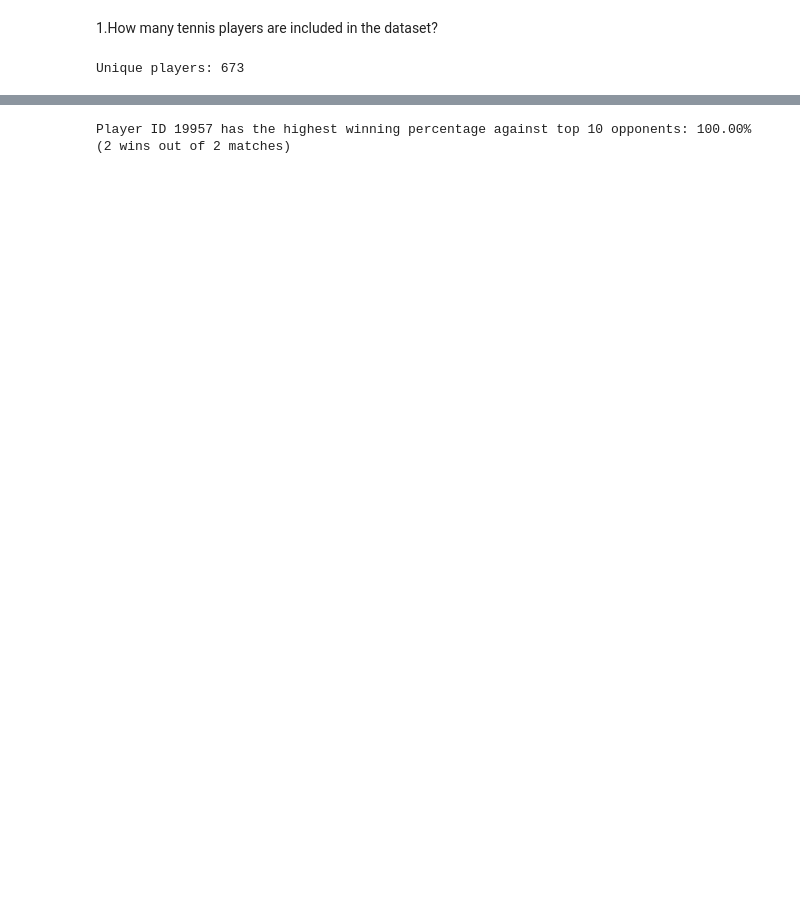
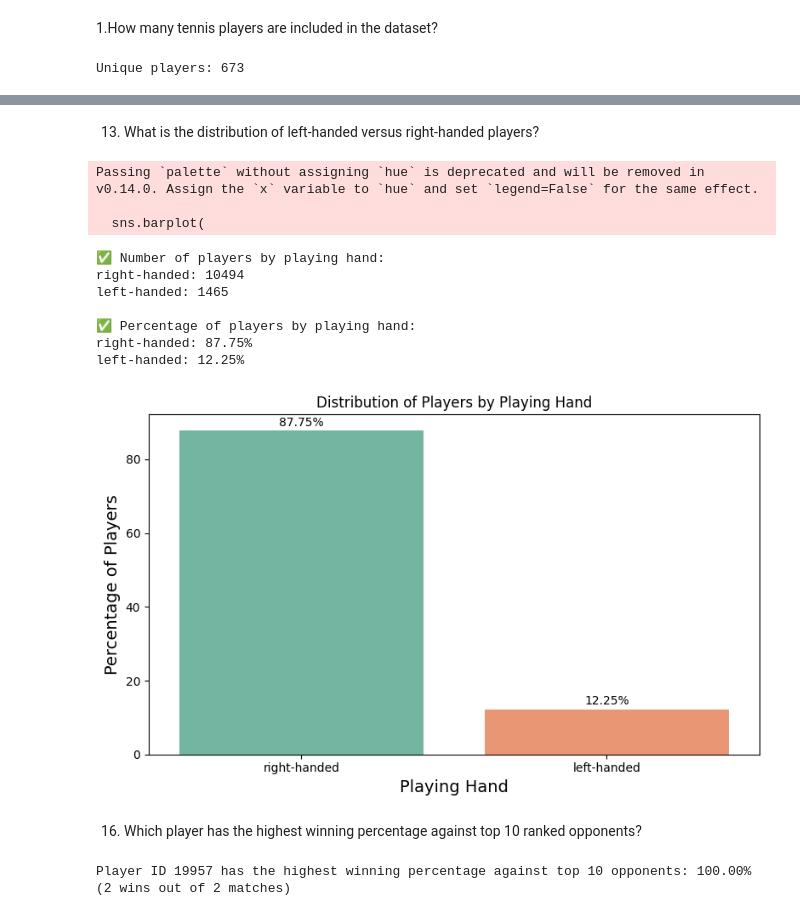
Before and after one commit to ZahraKatibe/Data-Analysis-Mini-Project, a Jupyter notebook: notebooks/data_handling.ipynb, the cells around one changed output, grey strips where cells are left out. Cells and saved outputs as stored; diff of their text form; code cells hidden in the pictures; blank space fills up the shorter version.

```diff
--- a/notebooks/data_handling.ipynb
+++ b/notebooks/data_handling.ipynb
@@ -152,3 +288,80 @@ Correlation between height and current rank: 0.08
+# %% [markdown]
+13. What is the distribution of left-handed versus right-handed players?
+# %%
+import os
+import pandas as pd
+from collections import Counter
+from concurrent.futures import ThreadPoolExecutor, as_completed
+from tqdm import tqdm
+import matplotlib.pyplot as plt
+import seaborn as sns
+
+folder_path = r"..\data\input\tennis_data"
+
+def list_away_team_files(path):
+    return [
+        os.path.join(root, file)
+        for root, _, files in os.walk(path)
+        for file in files
+        if file.endswith(".parquet") and "away_team" in file
+    ]
+
+def process_file(file_path):
+    try:
+        df = pd.read_parquet(file_path, columns=["plays"])
+        return Counter(df["plays"].dropna())
+    except:
+        return Counter()
+
+def main():
+    files = list_away_team_files(folder_path)
+    all_counts = Counter()
+
+    with ThreadPoolExecutor(max_workers=16) as executor:
+        futures = {executor.submit(process_file, f): f for f in files}
+        for f in tqdm(as_completed(futures), total=len(futures), desc="Processing files"):
+            all_counts += f.result()
+
+    total = sum(all_counts.values())
+    percentages = {k: round((v / total) * 100, 2) for k, v in all_counts.items()}
+
+    print("\n✅ Number of players by playing hand:")
+    for k, v in all_counts.items():
+        print(f"{k}: {v}")
+
+    print("\n✅ Percentage of players by playing hand:")
+    for k, v in percentages.items():
+        print(f"{k}: {v}%")
+
+    plt.figure(figsize=(8, 5))
+    sns.barplot(
+        x=list(percentages.keys()),
+        y=list(percentages.values()),
+        palette="Set2"
+    )
+    plt.title("Distribution of Players by Playing Hand")
+    plt.xlabel("Playing Hand", fontsize=14)
+    plt.ylabel("Percentage of Players", fontsize=14)
+    for i, v in enumerate(percentages.values()):
+        plt.text(i, v + 0.5, f"{v}%", ha='center', va='bottom')
+    plt.tight_layout()
+    plt.show()
+
+main()
+# %% [output]
+Passing `palette` without assigning `hue` is deprecated and will be removed in v0.14.0. Assign the `x` variable to `hue` and set `legend=False` for the same effect.
+
+  sns.barplot(
+✅ Number of players by playing hand:
+right-handed: 10494
+left-handed: 1465
+
+✅ Percentage of players by playing hand:
+right-handed: 87.75%
+left-handed: 12.25%
+[figure, added]
+# %% [markdown]
+16. Which player has the highest winning percentage against top 10 ranked opponents?
 # %%
 import pandas as pd
 import pyarrow.parquet as pq
```
Also changed, not shown: parts of 16 cells of this notebook, 4 other files.
